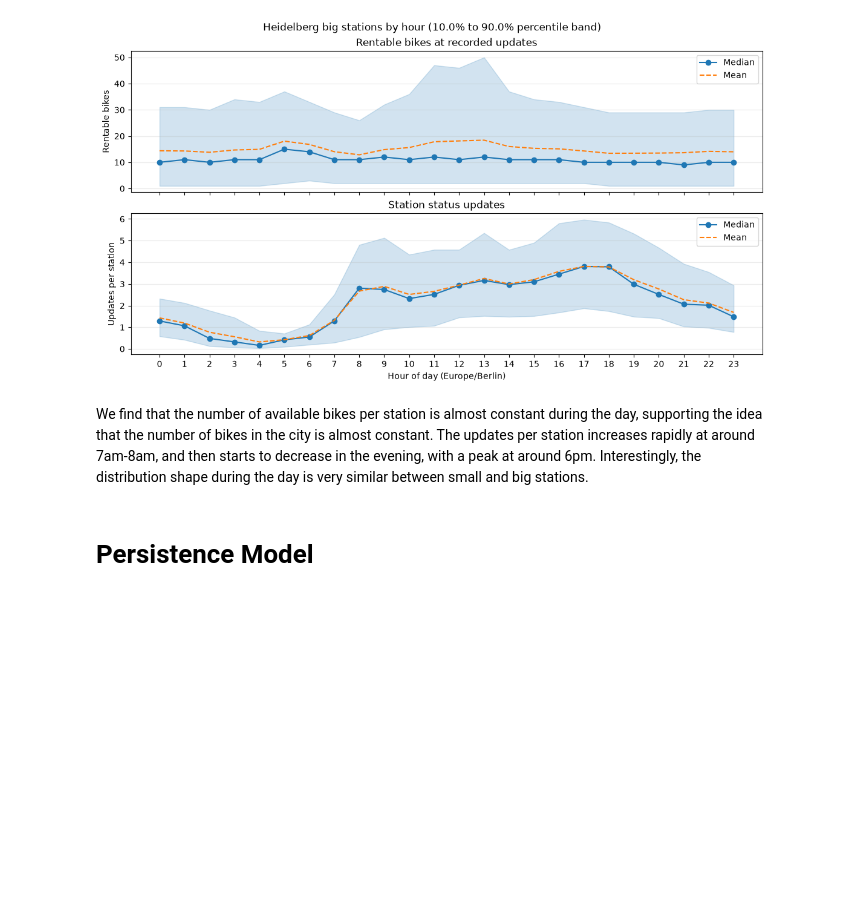
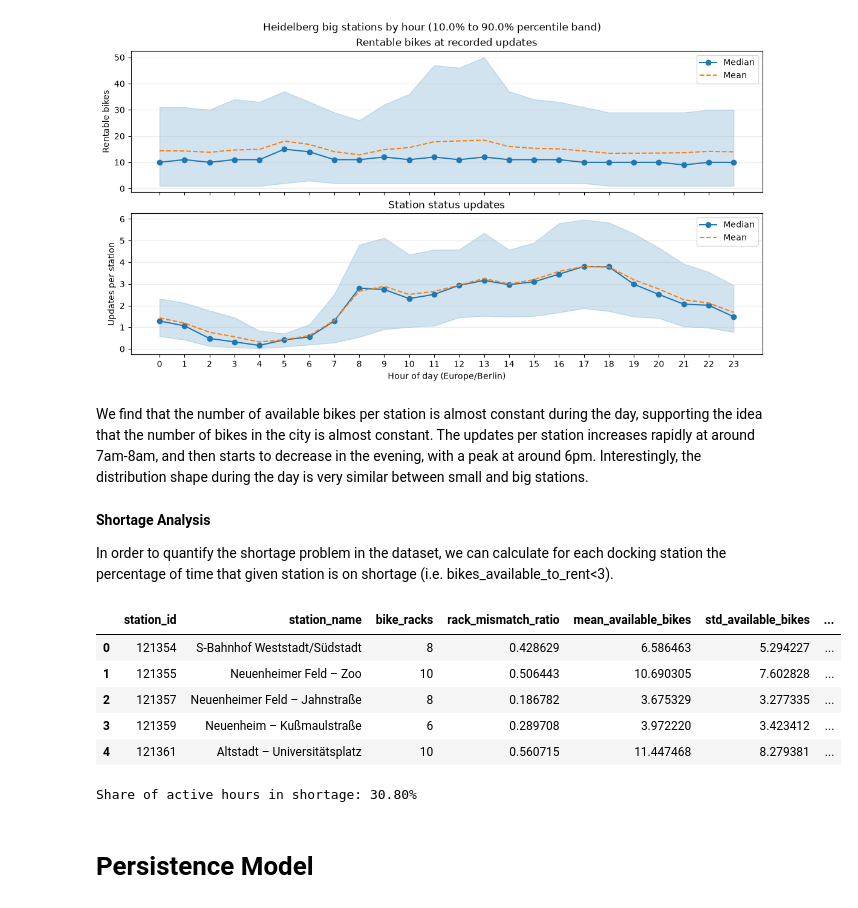
Before and after one commit to foretell-labs/CityFlow, a Jupyter notebook: notebooks/01_data_exploration.ipynb, the cells around one changed output. Cells and saved outputs as stored; diff of their text form; code cells hidden in the pictures; blank space fills up the shorter version.

Commit message:
Shortage analysis
Added function to calculate the amount of shortage hours per station.

```diff
--- a/notebooks/01_data_exploration.ipynb
+++ b/notebooks/01_data_exploration.ipynb
@@ -216,6 +216,38 @@ bikes_ax, updates_ax = plot_station_status_by_hour_of_day(city_dir, confidence=0
 [figure]
 # %% [markdown]
 We find that the number of available bikes per station is almost constant during the day, supporting the idea that the number of bikes in the city is almost constant. The updates per station increases rapidly at around 7am-8am, and then starts to decrease in the evening, with a peak at around 6pm. Interestingly, the distribution shape during the day is very similar between small and big stations.
+# %% [markdown]
+**Shortage Analysis**
+
+In order to quantify the shortage problem in the dataset, we can calculate for each docking station the percentage of time that given station is on shortage (i.e. bikes_available_to_rent<3).
+# %%
+from src.inspection.time_analysis import station_shortage_hours
+
+df = station_shortage_hours(PROJECT_ROOT / "data" / "heidelberg")
+df.head()
+# %% [output]
+|  | station_id | station_name | bike_racks | rack_mismatch_ratio | mean_available_bikes | std_available_bikes | ... |
+| 0 | 121354 | S-Bahnhof Weststadt/Südstadt | 8 | 0.428629 | 6.586463 | 5.294227 | ... |
+| 1 | 121355 | Neuenheimer Feld – Zoo | 10 | 0.506443 | 10.690305 | 7.602828 | ... |
+| 2 | 121357 | Neuenheimer Feld – Jahnstraße | 8 | 0.186782 | 3.675329 | 3.277335 | ... |
+| 3 | 121359 | Neuenheim – Kußmaulstraße | 6 | 0.289708 | 3.972220 | 3.423412 | ... |
+| 4 | 121361 | Altstadt – Universitätsplatz | 10 | 0.560715 | 11.447468 | 8.279381 | ... |
+# %%
+from src.inspection.time_analysis import station_shortage_hours
+
+city_dir = PROJECT_ROOT / "data" / "heidelberg"
+station_hours = station_shortage_hours(city_dir)
+
+total_shortage_hours = float(station_hours.loc[station_hours["dimension"].isin(["small", "big"]), "shortage_hours"].sum())
+total_active_hours = float(station_hours.loc[station_hours["dimension"].isin(["small", "big"]), "active_hours"].sum())
+
+if total_active_hours > 0:
+    shortage_share = total_shortage_hours / total_active_hours
+    print(f"Share of active hours in shortage: {shortage_share:.2%}")
+else:
+    print("No active hours available to calculate a shortage percentage.")
+# %% [output]
+Share of active hours in shortage: 30.80%
 # %% [markdown]
 # Persistence Model
 # %% [markdown]
```
Also changed, not shown: 2 other files.
